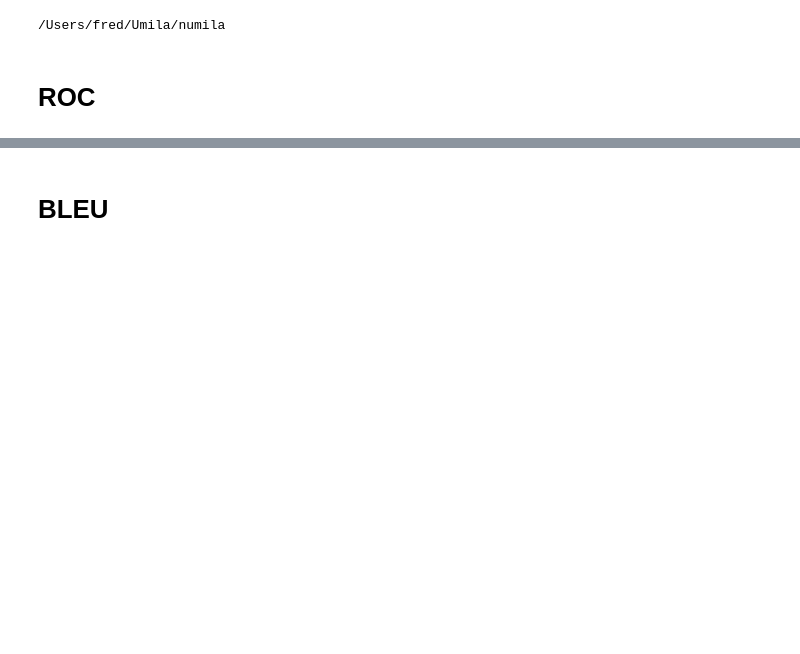
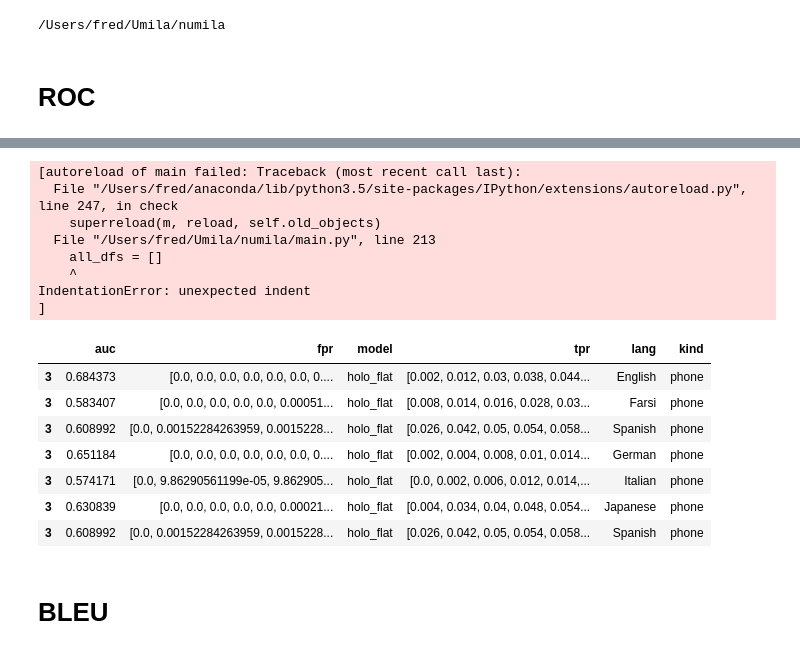
Before and after one commit to fredcallaway/graphs-in-space, a Jupyter notebook: notebooks/aucroc.ipynb, the cells around one changed output, grey strips where cells are left out. Cells and saved outputs as stored; diff of their text form; code cells hidden in the pictures; blank space fills up the shorter version.

```diff
--- a/notebooks/aucroc.ipynb
+++ b/notebooks/aucroc.ipynb
@@ -24,0 +26,4 @@ roc_df = pd.read_pickle('pickles/roc')
+# %%
+roc_df = pd.read_pickle('pickles/roc_holoprob')
+roc_df['holo'] = [name.startswith('holo') for name in roc_df.model]
+roc_df.head()
@@ -62,3 +92,22 @@ plt.savefig('all_roc.pdf')
+# %%
+roc_df.query("model=='holo_flat' and kind=='phone'")
+# %% [output]
+[autoreload of main failed: Traceback (most recent call last):
+  File "/Users/fred/anaconda/lib/python3.5/site-packages/IPython/extensions/autoreload.py", line 247, in check
+    superreload(m, reload, self.old_objects)
+  File "/Users/fred/Umila/numila/main.py", line 213
+    all_dfs = []
+    ^
+IndentationError: unexpected indent
+]
+|  | auc | fpr | model | tpr | lang | kind |
+| 3 | 0.684373 | [0.0, 0.0, 0.0, 0.0, 0.0, 0.0, 0.... | holo_flat | [0.002, 0.012, 0.03, 0.038, 0.044... | English | phone |
+| 3 | 0.583407 | [0.0, 0.0, 0.0, 0.0, 0.0, 0.00051... | holo_flat | [0.008, 0.014, 0.016, 0.028, 0.03... | Farsi | phone |
+| 3 | 0.608992 | [0.0, 0.00152284263959, 0.0015228... | holo_flat | [0.026, 0.042, 0.05, 0.054, 0.058... | Spanish | phone |
+| 3 | 0.651184 | [0.0, 0.0, 0.0, 0.0, 0.0, 0.0, 0.... | holo_flat | [0.002, 0.004, 0.008, 0.01, 0.014... | German | phone |
+| 3 | 0.574171 | [0.0, 9.86290561199e-05, 9.862905... | holo_flat | [0.0, 0.002, 0.006, 0.012, 0.014,... | Italian | phone |
+| 3 | 0.630839 | [0.0, 0.0, 0.0, 0.0, 0.0, 0.00021... | holo_flat | [0.004, 0.034, 0.04, 0.048, 0.054... | Japanese | phone |
+| 3 | 0.608992 | [0.0, 0.00152284263959, 0.0015228... | holo_flat | [0.026, 0.042, 0.05, 0.054, 0.058... | Spanish | phone |
 # %% [markdown]
 # BLEU
 # %%
```
Also changed, not shown: parts of 11 cells of this notebook, 13 other files.
